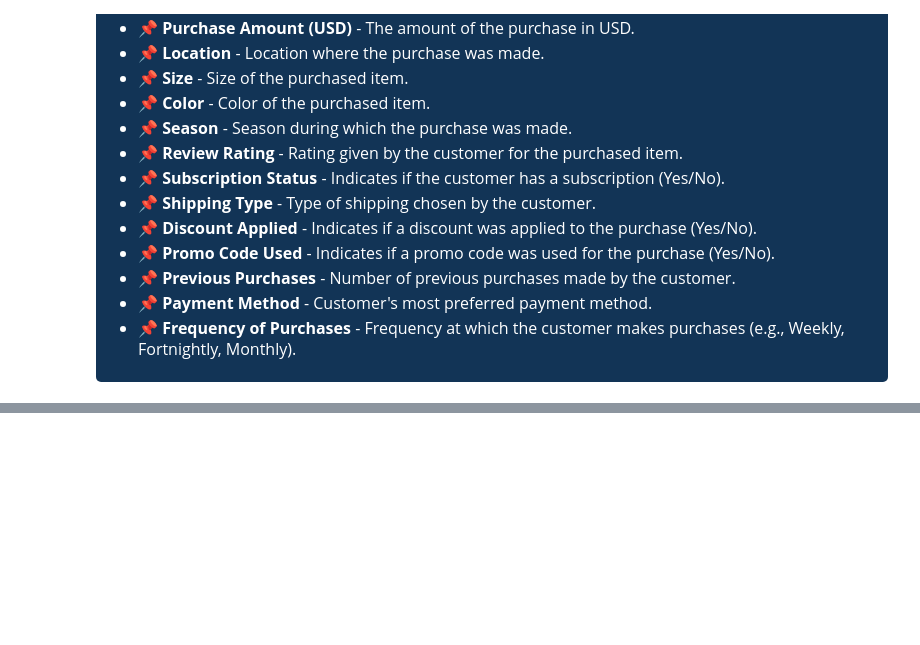
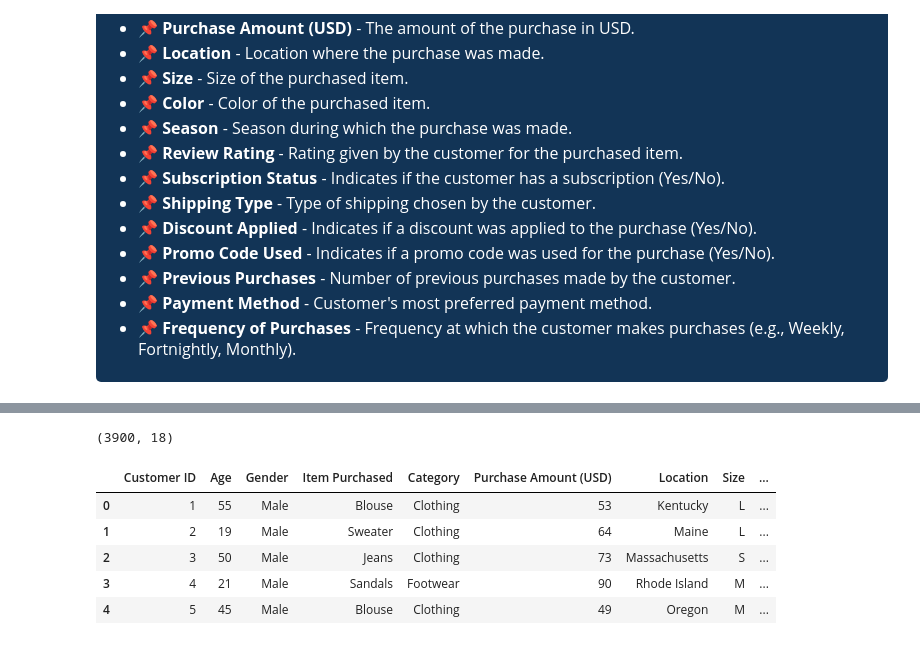
Before and after one commit to sanayamahajan-23/Shopping-trends-analysis, a Jupyter notebook: Shopping trends code.ipynb, the cells around one changed output, grey strips where cells are left out. Saved outputs shown, nothing was run; the diff lists cells and outputs as text; code cells hidden in the pictures; blank space fills up the shorter version.

```diff
--- a/Shopping trends code.ipynb
+++ b/Shopping trends code.ipynb
@@ -55,0 +55,13 @@ import plotly.express as px
+# %%
+shop.shape
+# %% [output]
+(3900, 18)
+# %%
+shop.head()
+# %% [output]
+|  | Customer ID | Age | Gender | Item Purchased | Category | Purchase Amount (USD) | Location | Size | ... |
+| 0 | 1 | 55 | Male | Blouse | Clothing | 53 | Kentucky | L | ... |
+| 1 | 2 | 19 | Male | Sweater | Clothing | 64 | Maine | L | ... |
+| 2 | 3 | 50 | Male | Jeans | Clothing | 73 | Massachusetts | S | ... |
+| 3 | 4 | 21 | Male | Sandals | Footwear | 90 | Rhode Island | M | ... |
+| 4 | 5 | 45 | Male | Blouse | Clothing | 49 | Oregon | M | ... |
```
Also changed, not shown: parts of 84 cells of this notebook.
